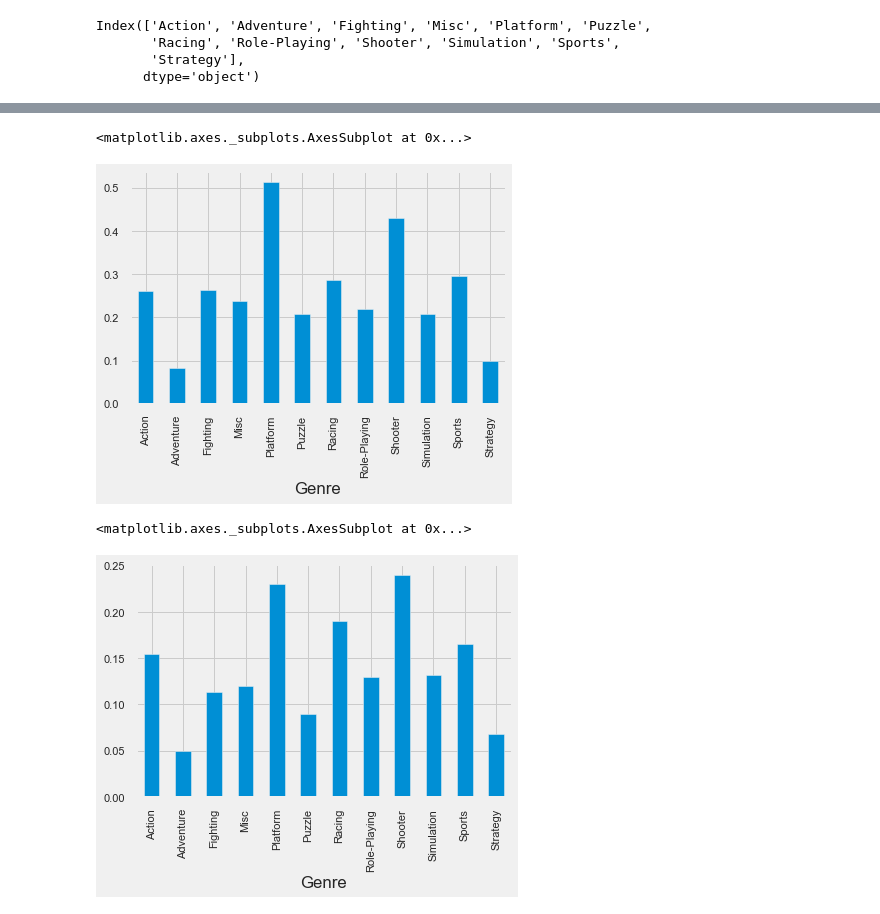
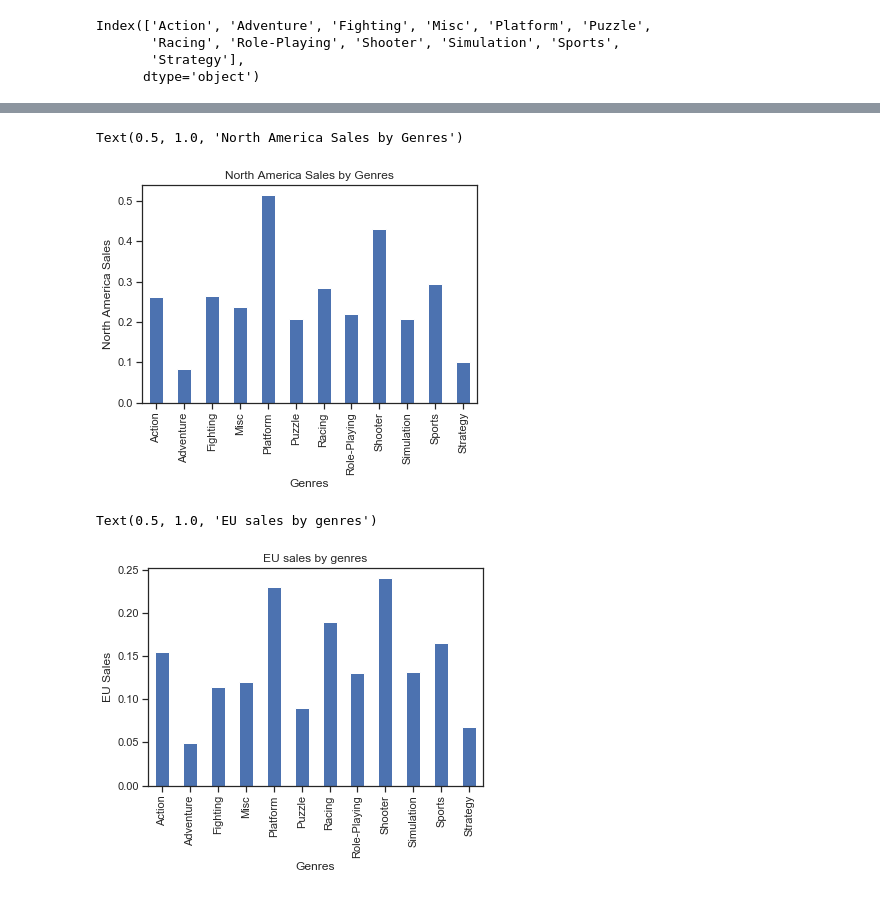
Before and after one commit to Noixas/DataMadness-2020-Video-Games-Sales-2019, a Jupyter notebook: datamadness_cleaned.ipynb, the cells around one changed output, grey strips where cells are left out. Drawn from its saved outputs; the diff is of its cells as text; code cells hidden in the pictures.

```diff
--- a/datamadness_cleaned.ipynb
+++ b/datamadness_cleaned.ipynb
@@ -1,14 +1,11 @@
 # %%
 import IPython.core.display
 import matplotlib
+
 def apply_styles():
     matplotlib.rcParams['font.size'] = 12
     matplotlib.rcParams['figure.figsize'] = (18, 6)
     matplotlib.rcParams['lines.linewidth'] = 1
-    matplotlib.rcParams['axes.grid'] = True
-    matplotlib.rcParams['grid.color'] = 'k'
-    matplotlib.rcParams['grid.linestyle'] = ':'
-    matplotlib.rcParams['grid.linewidth'] = 0.5
 
 apply_styles()
 
@@ -20,4 +17,3 @@ import matplotlib.pyplot as plt
 sns.set(style="ticks")
 import warnings
 warnings.filterwarnings('ignore')
-plt.style.use('fivethirtyeight')
@@ -134,13 +151,19 @@ df.groupby('Genre')['Global_Sales'].mean().plot(kind='bar')
 # %%
 df.groupby('Genre')['NA_Sales'].mean().plot(kind='bar')
+plt.xlabel("Genres");
+plt.ylabel('North America Sales')
+plt.title('North America Sales by Genres')
 # %% [output]
-<matplotlib.axes._subplots.AxesSubplot at 0x...>
+Text(0.5, 1.0, 'North America Sales by Genres')
-[figure, old version]
+[figure, new version]
 # %%
 df.groupby('Genre')['EU_Sales'].mean().plot(kind='bar')
+plt.xlabel("Genres");
+plt.ylabel('EU Sales')
+plt.title('EU sales by genres')
 #this is not the case for EU, it is shooter with highest sale and Platform games just a bit lower
 # %% [output]
-<matplotlib.axes._subplots.AxesSubplot at 0x...>
+Text(0.5, 1.0, 'EU sales by genres')
-[figure, old version]
+[figure, new version]
 # %%
 df.groupby('Genre')['JP_Sales'].mean().plot(kind='bar')
```
Also changed, not shown: parts of 16 cells of this notebook.
